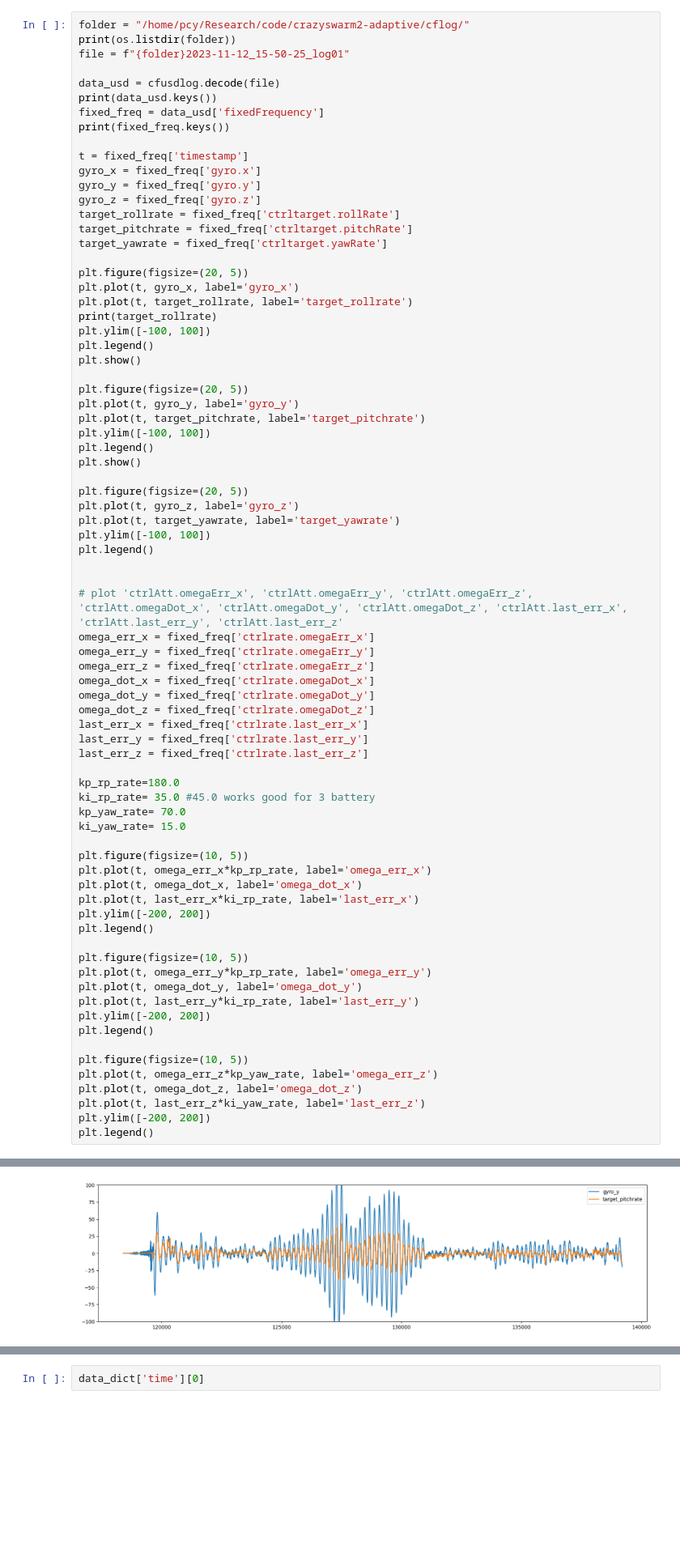
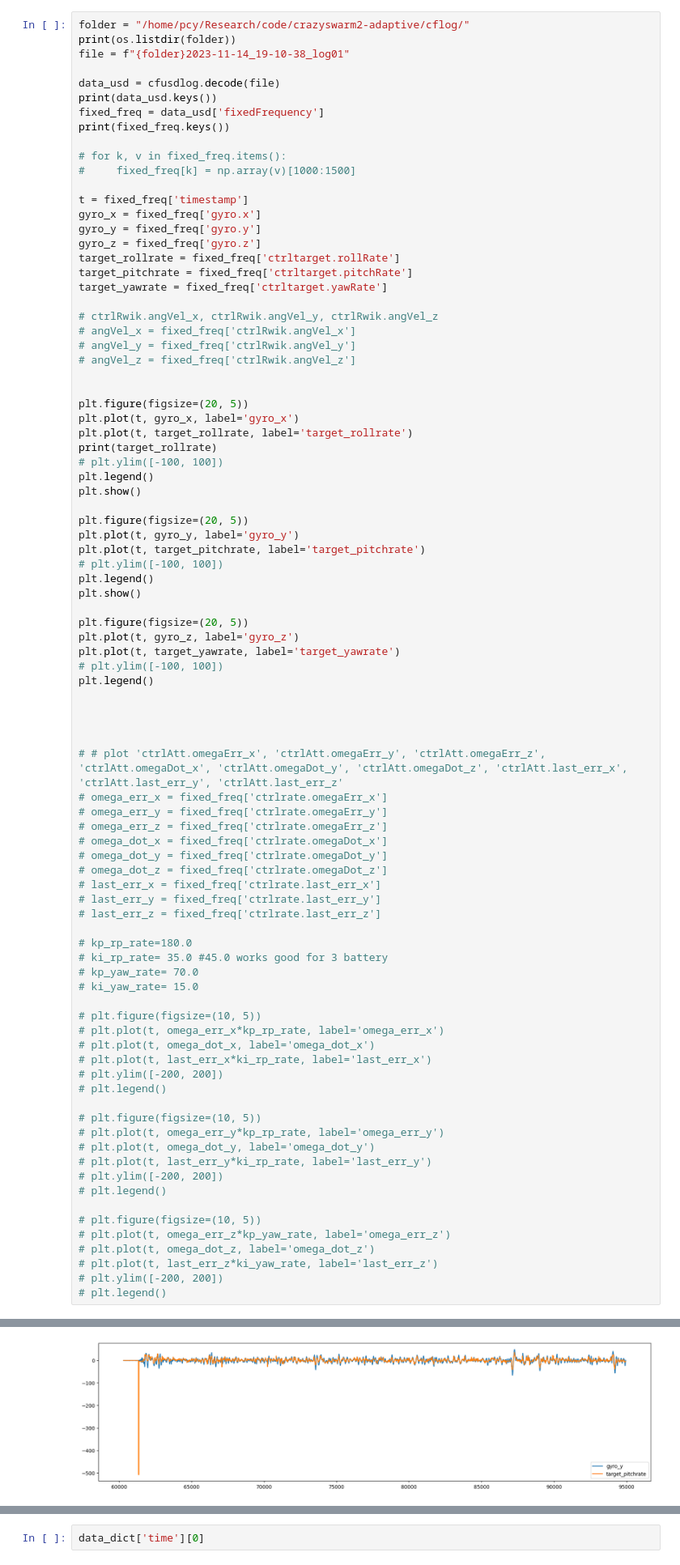
Before and after one commit to jc-bao/crazyswarm2-adaptive, a Jupyter notebook: utils/crazyflie-firmware-adaptive/tools/usdlog/plot.ipynb, the cells around one changed output, grey strips where cells are left out. Shown at 81% size. Saved outputs shown, nothing was run; the diff lists cells and outputs as text; blank space fills up the shorter version.

```diff
--- a/utils/crazyflie-firmware-adaptive/tools/usdlog/plot.ipynb
+++ b/utils/crazyflie-firmware-adaptive/tools/usdlog/plot.ipynb
@@ -19,12 +19,15 @@ def plotxyz(t, list_array_xyz, list_label, ylim=None):
 # %%
 folder = "/home/pcy/Research/code/crazyswarm2-adaptive/cflog/"
 print(os.listdir(folder))
-file = f"{folder}2023-11-12_15-50-25_log01"
+file = f"{folder}2023-11-14_19-10-38_log01"
 
 data_usd = cfusdlog.decode(file)
 print(data_usd.keys())
 fixed_freq = data_usd['fixedFrequency']
 print(fixed_freq.keys())
+
+# for k, v in fixed_freq.items():
+#     fixed_freq[k] = np.array(v)[1000:1500]
 
 t = fixed_freq['timestamp']
 gyro_x = fixed_freq['gyro.x']
@@ -34,62 +37,70 @@ target_rollrate = fixed_freq['ctrltarget.rollRate']
 target_pitchrate = fixed_freq['ctrltarget.pitchRate']
 target_yawrate = fixed_freq['ctrltarget.yawRate']
 
+# ctrlRwik.angVel_x, ctrlRwik.angVel_y, ctrlRwik.angVel_z
+# angVel_x = fixed_freq['ctrlRwik.angVel_x']
+# angVel_y = fixed_freq['ctrlRwik.angVel_y']
+# angVel_z = fixed_freq['ctrlRwik.angVel_z']
+
+
 plt.figure(figsize=(20, 5))
 plt.plot(t, gyro_x, label='gyro_x')
 plt.plot(t, target_rollrate, label='target_rollrate')
 print(target_rollrate)
-plt.ylim([-100, 100])
+# plt.ylim([-100, 100])
 plt.legend()
 plt.show()
 
 plt.figure(figsize=(20, 5))
 plt.plot(t, gyro_y, label='gyro_y')
 plt.plot(t, target_pitchrate, label='target_pitchrate')
-plt.ylim([-100, 100])
+# plt.ylim([-100, 100])
 plt.legend()
 plt.show()
 
 plt.figure(figsize=(20, 5))
 plt.plot(t, gyro_z, label='gyro_z')
 plt.plot(t, target_yawrate, label='target_yawrate')
-plt.ylim([-100, 100])
+# plt.ylim([-100, 100])
 plt.legend()
 
 
-# plot 'ctrlAtt.omegaErr_x', 'ctrlAtt.omegaErr_y', 'ctrlAtt.omegaErr_z', 'ctrlAtt.omegaDot_x', 'ctrlAtt.omegaDot_y', 'ctrlAtt.omegaDot_z', 'ctrlAtt.last_err_x', 'ctrlAtt.last_err_y', 'ctrlAtt.last_err_z'
-omega_err_x = fixed_freq['ctrlrate.omegaErr_x']
-omega_err_y = fixed_freq['ctrlrate.omegaErr_y']
-omega_err_z = fixed_freq['ctrlrate.omegaErr_z']
-omega_dot_x = fixed_freq['ctrlrate.omegaDot_x']
-omega_dot_y = fixed_freq['ctrlrate.omegaDot_y']
-omega_dot_z = fixed_freq['ctrlrate.omegaDot_z']
-last_err_x = fixed_freq['ctrlrate.last_err_x']
-last_err_y = fixed_freq['ctrlrate.last_err_y']
-last_err_z = fixed_freq['ctrlrate.last_err_z']
 
-kp_rp_rate=180.0
-ki_rp_rate= 35.0 #45.0 works good for 3 battery
-kp_yaw_rate= 70.0
-ki_yaw_rate= 15.0
 
-plt.figure(figsize=(10, 5))
-plt.plot(t, omega_err_x*kp_rp_rate, label='omega_err_x')
-plt.plot(t, omega_dot_x, label='omega_dot_x')
-plt.plot(t, last_err_x*ki_rp_rate, label='last_err_x')
-plt.ylim([-200, 200])
-plt.legend()
+# # plot 'ctrlAtt.omegaErr_x', 'ctrlAtt.omegaErr_y', 'ctrlAtt.omegaErr_z', 'ctrlAtt.omegaDot_x', 'ctrlAtt.omegaDot_y', 'ctrlAtt.omegaDot_z', 'ctrlAtt.last_err_x', 'ctrlAtt.last_err_y', 'ctrlAtt.last_err_z'
+# omega_err_x = fixed_freq['ctrlrate.omegaErr_x']
+# omega_err_y = fixed_freq['ctrlrate.omegaErr_y']
+# omega_err_z = fixed_freq['ctrlrate.omegaErr_z']
+# omega_dot_x = fixed_freq['ctrlrate.omegaDot_x']
+# omega_dot_y = fixed_freq['ctrlrate.omegaDot_y']
+# omega_dot_z = fixed_freq['ctrlrate.omegaDot_z']
+# last_err_x = fixed_freq['ctrlrate.last_err_x']
+# last_err_y = fixed_freq['ctrlrate.last_err_y']
+# last_err_z = fixed_freq['ctrlrate.last_err_z']
 
-plt.figure(figsize=(10, 5))
-plt.plot(t, omega_err_y*kp_rp_rate, label='omega_err_y')
-plt.plot(t, omega_dot_y, label='omega_dot_y')
-plt.plot(t, last_err_y*ki_rp_rate, label='last_err_y')
-plt.ylim([-200, 200])
-plt.legend()
+# kp_rp_rate=180.0
+# ki_rp_rate= 35.0 #45.0 works good for 3 battery
+# kp_yaw_rate= 70.0
+# ki_yaw_rate= 15.0
 
-plt.figure(figsize=(10, 5))
-plt.plot(t, omega_err_z*kp_yaw_rate, label='omega_err_z')
-plt.plot(t, omega_dot_z, label='omega_dot_z')
-plt.plot(t, last_err_z*ki_yaw_rate, label='last_err_z')
-plt.ylim([-200, 200])
-plt.legend()
+# plt.figure(figsize=(10, 5))
+# plt.plot(t, omega_err_x*kp_rp_rate, label='omega_err_x')
+# plt.plot(t, omega_dot_x, label='omega_dot_x')
+# plt.plot(t, last_err_x*ki_rp_rate, label='last_err_x')
+# plt.ylim([-200, 200])
+# plt.legend()
+
+# plt.figure(figsize=(10, 5))
+# plt.plot(t, omega_err_y*kp_rp_rate, label='omega_err_y')
+# plt.plot(t, omega_dot_y, label='omega_dot_y')
+# plt.plot(t, last_err_y*ki_rp_rate, label='last_err_y')
+# plt.ylim([-200, 200])
+# plt.legend()
+
+# plt.figure(figsize=(10, 5))
+# plt.plot(t, omega_err_z*kp_yaw_rate, label='omega_err_z')
+# plt.plot(t, omega_dot_z, label='omega_dot_z')
+# plt.plot(t, last_err_z*ki_yaw_rate, label='last_err_z')
+# plt.ylim([-200, 200])
+# plt.legend()
 # %% [output]
@@ -102,2 +112,2 @@ dict_keys(['timestamp', 'gyro.x', 'gyro.y', 'gyro.z', 'stabilizer.thrust', 'ctrl
-[figure, old version]
+[figure, new version]
 <matplotlib.legend.Legend at 0x...>
```
Also changed, not shown: parts of 4 cells of this notebook, 14 other files.
